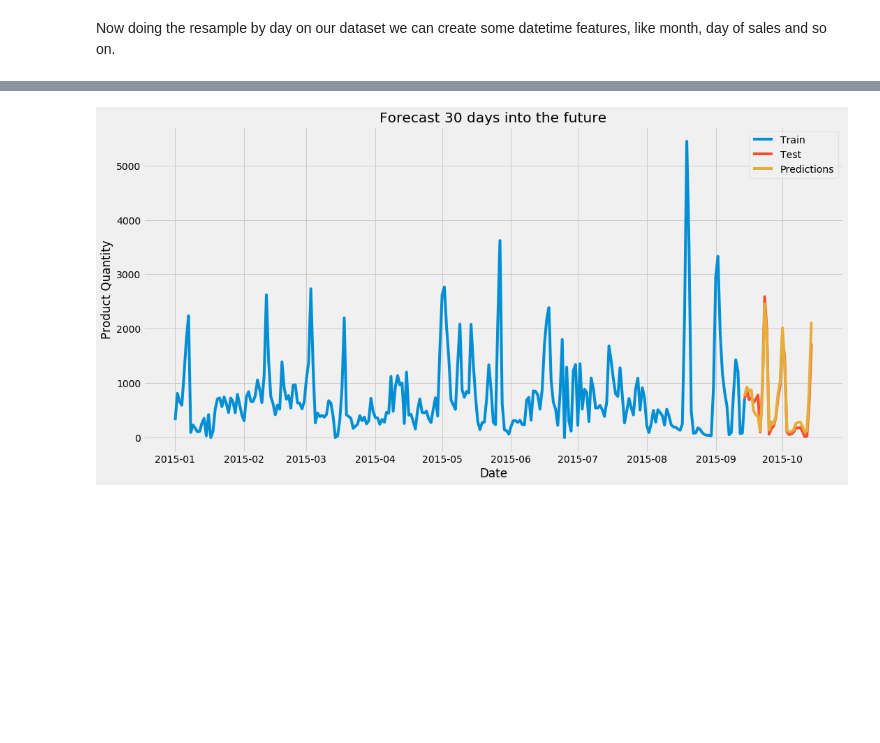
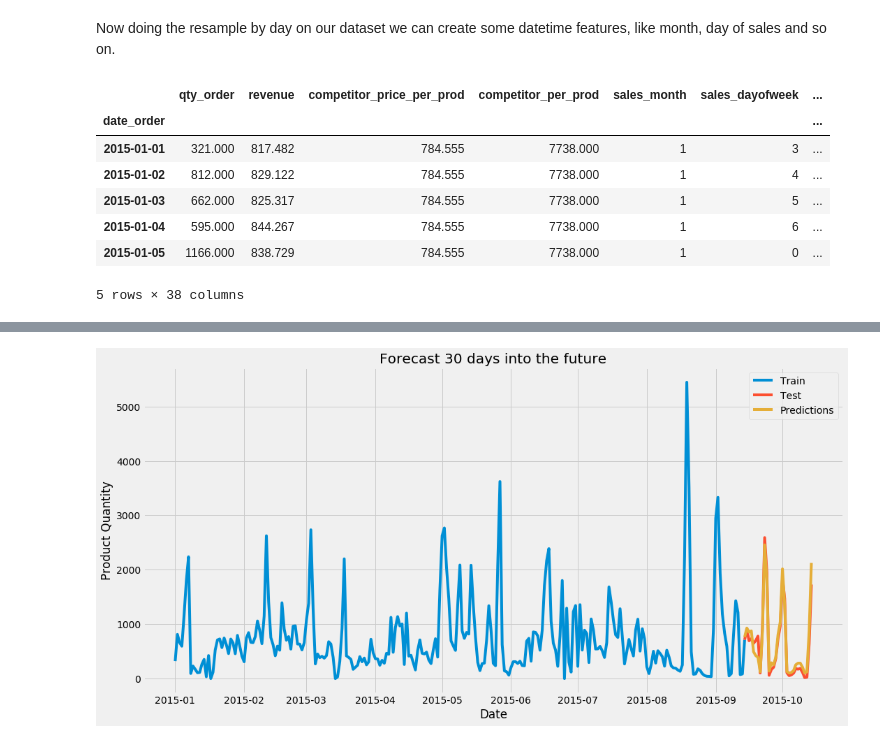
Before and after one commit to oliveirabruno92/Sales-Forecast, a Jupyter notebook: Analysis/Analysis.ipynb, the cells around one changed output, grey strips where cells are left out. Saved outputs shown, nothing was run; the diff lists cells and outputs as text; code cells hidden in the pictures; blank space fills up the shorter version.

```diff
--- a/Analysis/Analysis.ipynb
+++ b/Analysis/Analysis.ipynb
@@ -713,6 +729,6 @@ for product in sales['prod_id'].sort_values().unique():
     df = sales[sales['prod_id'] == product]
     df = df.resample('D').agg({'qty_order': 'sum', 'revenue': 'mean', 'competitor_price_per_prod': 'mean', 'competitor_per_prod': 'mean'})
     df = datetime_features(df)
-    df = difference_features(df, 20)
+    df = difference_features(df, 30)
     df = df.fillna(0.0)
     dataframes[product] = df
@@ -739,3 +735,14 @@ X_train, X_test, y_train, y_test = ts_train_test_split(df)
+# %%
+dataframes['P7'].head()
+# %% [output]
+|  | qty_order | revenue | competitor_price_per_prod | competitor_per_prod | sales_month | sales_dayofweek | ... |
+| date_order |  |  |  |  |  |  | ... |
+| 2015-01-01 | 321.000 | 817.482 | 784.555 | 7738.000 | 1 | 3 | ... |
+| 2015-01-02 | 812.000 | 829.122 | 784.555 | 7738.000 | 1 | 4 | ... |
+| 2015-01-03 | 662.000 | 825.317 | 784.555 | 7738.000 | 1 | 5 | ... |
+| 2015-01-04 | 595.000 | 844.267 | 784.555 | 7738.000 | 1 | 6 | ... |
+| 2015-01-05 | 1166.000 | 838.729 | 784.555 | 7738.000 | 1 | 0 | ... |
+5 rows × 38 columns
 # %%
 lr = make_pipeline(RobustScaler(), LinearRegression(normalize=True))
 lasso = make_pipeline(RobustScaler(), Lasso(alpha=0.0005, random_state=42))
```
Also changed, not shown: parts of 16 cells of this notebook.
